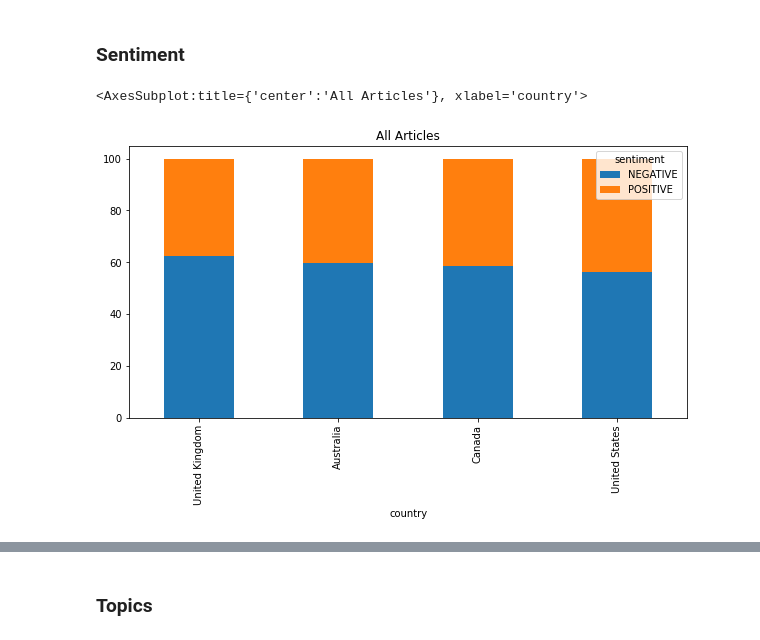
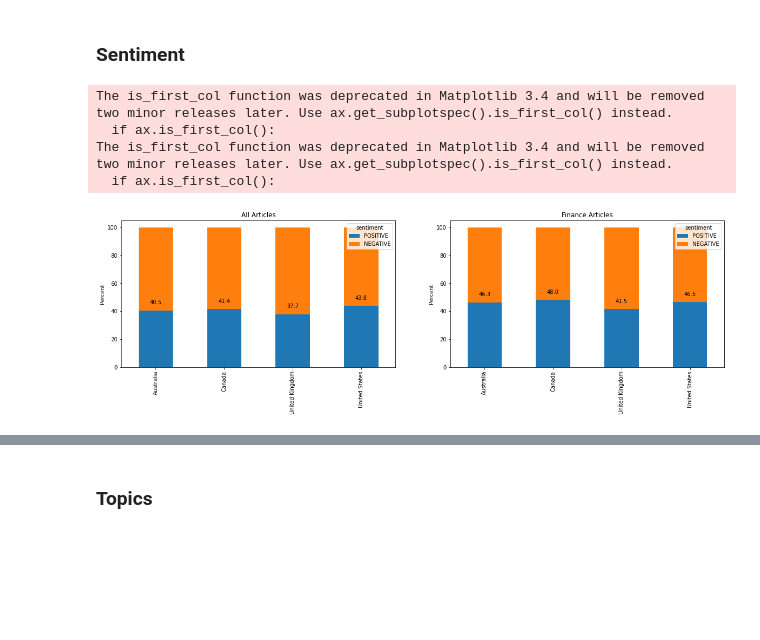
Before and after one commit to TraceyEtheridge/Thesis, a Jupyter notebook: 05_Analysis.ipynb, the cells around one changed output, grey strips where cells are left out. Cells and saved outputs as stored; diff of their text form; code cells hidden in the pictures; blank space fills up the shorter version.

```diff
--- a/Analysis.ipynb
+++ b/05_Analysis.ipynb
@@ -334,7 +154,7 @@ def load_listed_companies(file_path, sheet_name, countries):
     return companies_list
 # %%
 # Import listed companies
-filepath_companies = './data/company_names_listed.xlsx'
+filepath_companies = './data/ner/company_names_listed.xlsx'
 sheet_name = 'company_names'
 countries_included = ['United States', 'Canada', 'Australia', 'United Kingdom']
 
@@ -1381,15 +1286,22 @@ array(['Consumer Discreptionary', 'Consumer Staples', 'Energy',
 # %%
-fig, ax = plt.subplots(3,4, figsize=(30,10), sharey=False)
+sns.set_style("darkgrid",)
+fig, ax = plt.subplots(4,3, figsize=(20,15), sharey=False)
 ax = ax.flatten()
+ax[11].axis('off')
 
 for idx, industry in enumerate(df_comp_analysis['industry'].unique()):
+    ax2 = ax[idx].twinx()
+    ax2.plot('month', 'stock_mvmt', data=df_comp_analysis[df_comp_analysis['industry'] == industry], label="Monthly Avg Log Stock Returns", color="orange")
     ax[idx].plot('month', 'POS_%', data=df_comp_analysis[df_comp_analysis['industry'] == industry], label="Positivity Rate")
-    ax2 = ax[idx].twinx()
-    ax2.plot('month', 'stock_mvmt', data=df_comp_analysis[df_comp_analysis['industry'] == industry], label="Monthly Avg Stock Movement", color="orange")
     ax[idx].set_title(industry)
-    ax[idx].legend()
+    #ax[idx].set_xlabel('Month - Year 2020')
+    #ax[idx].set_xticklabels(['Jan','Feb','Mar','Apr','May','Jun','Jul','Aug','Sep','Oct','Nov','Dec'])
+    ax[idx].set_xticklabels(['Jan','Feb','Apr','Jun','Aug','Oct','Dec'])
+    ax[idx].legend(facecolor='white')
     ax[idx].set_ylim(0,1)
-    ax2.set_ylim(-0.2,0.2)
-    ax2.legend(loc="upper left")
-    print(np.corrcoef(df_comp_analysis[df_comp_analysis['industry'] == industry]['POS_%'], df_comp_analysis[df_comp_analysis['industry'] == industry]['stock_mvmt']).flatten()[1])
+    ax2.set_ylim(-0.25,0.25)
+    ax2.legend(loc="upper left", facecolor='white')
+    ax2.grid(axis='y', visible=False)
+    corr = round(np.corrcoef(df_comp_analysis[df_comp_analysis['industry'] == industry]['POS_%'], df_comp_analysis[df_comp_analysis['industry'] == industry]['stock_mvmt']).flatten()[1],2)
+    ax[idx].text(10.5, 0.1, '$ \\rho: $' + str(corr), bbox=dict(facecolor='white', alpha=0.5))
 # %% [output]
@@ -1551,11 +1452,31 @@ df_domain_chart.plot.bar(stacked=True, figsize = (30,10))
 # %% [markdown]
 ### Sentiment
 # %%
+fig, (ax1, ax2) = plt.subplots(1,2, figsize=(20,5))
+
 # All topics
 df_comp_chart = df_comp.pivot_table(index="country", columns="sentiment", values="date", aggfunc='count', fill_value=0)
+df_comp_chart = df_comp_chart[['POSITIVE', 'NEGATIVE']]
 df_comp_chart = df_comp_chart.div(df_comp_chart.sum(axis=1), axis=0).multiply(100)
-df_comp_chart = df_comp_chart.sort_values(by="NEGATIVE", ascending=False)
-df_comp_chart.plot.bar(stacked=True, figsize = (10,5), title="All Articles")
+df_comp_chart = df_comp_chart.sort_values(by="country", ascending=True)
+df_comp_chart.plot.bar(stacked=True, title="All Articles", xlabel="", ylabel="Percent", ax=ax1)
+for c in ax1.containers[::2]:
+    ax1.bar_label(c, label_type='edge', fmt='%0.1f', padding=10)
+None
+
+# Finance
+df_comp_chart = df_comp[df_comp['primary_topic'] == 'finance']
+df_comp_chart = df_comp_chart.pivot_table(index="country", columns="sentiment", values="date", aggfunc='count', fill_value=0)
+df_comp_chart = df_comp_chart[['POSITIVE', 'NEGATIVE']]
+df_comp_chart = df_comp_chart.div(df_comp_chart.sum(axis=1), axis=0).multiply(100)
+df_comp_chart = df_comp_chart.sort_values(by="country", ascending=True)
+df_comp_chart.plot.bar(stacked=True, title="Finance Articles", xlabel="", ylabel="Percent", ax=ax2)
+for c in ax2.containers[::2]:
+    ax2.bar_label(c, label_type='edge', fmt='%0.1f', padding=10)
+None
 # %% [output]
-<AxesSubplot:title={'center':'All Articles'}, xlabel='country'>
+The is_first_col function was deprecated in Matplotlib 3.4 and will be removed two minor releases later. Use ax.get_subplotspec().is_first_col() instead.
+  if ax.is_first_col():
+The is_first_col function was deprecated in Matplotlib 3.4 and will be removed two minor releases later. Use ax.get_subplotspec().is_first_col() instead.
+  if ax.is_first_col():
-[figure, old version]
+[figure, new version]
```
Also changed, not shown: parts of 59 cells of this notebook.
